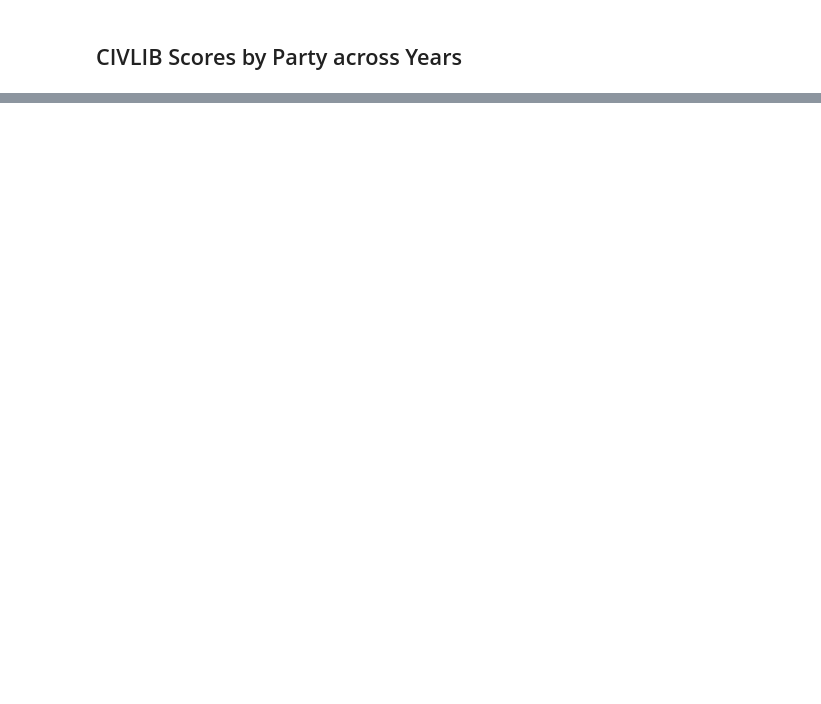
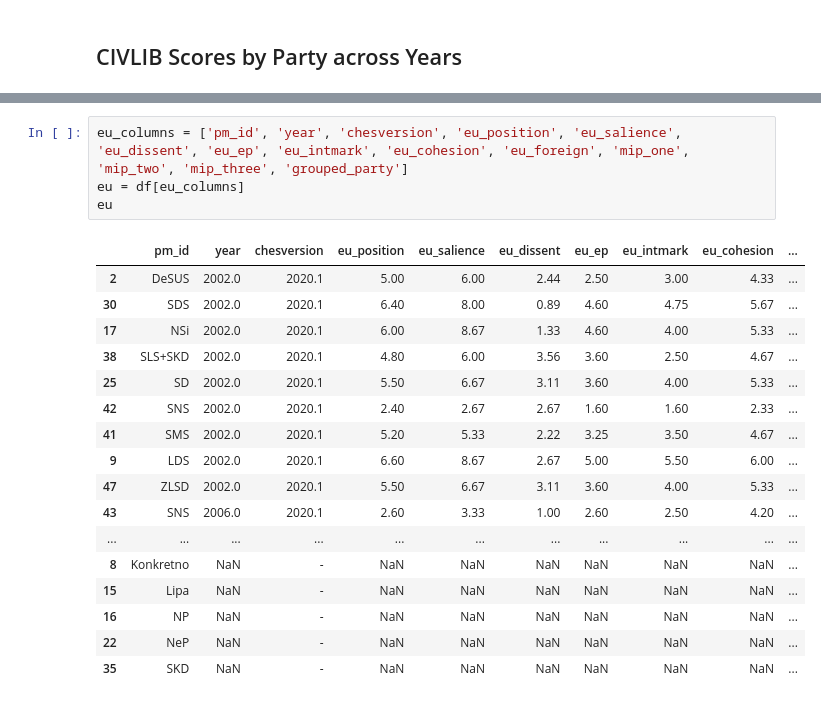
Before and after one commit to katjameden/ParlaMint_Sentiment, a Jupyter notebook: Aggregation/Notebooks/Sentiment_Analysis/CHES_Analysis.ipynb, the cells around one changed output, grey strips where cells are left out. Drawn from its saved outputs; the diff is of its cells as text; blank space fills up the shorter version.

```diff
--- a/Aggregation/Notebooks/Sentiment_Analysis/CHES_Analysis.ipynb
+++ b/Aggregation/Notebooks/Sentiment_Analysis/CHES_Analysis.ipynb
@@ -141,0 +172,22 @@ fig.update_layout(
+# %%
+eu_columns = ['pm_id', 'year', 'chesversion', 'eu_position', 'eu_salience', 'eu_dissent', 'eu_ep', 'eu_intmark', 'eu_cohesion', 'eu_foreign', 'mip_one', 'mip_two', 'mip_three', 'grouped_party']
+eu = df[eu_columns]
+eu
+# %% [output]
+|  | pm_id | year | chesversion | eu_position | eu_salience | eu_dissent | eu_ep | eu_intmark | eu_cohesion | ... |
+| 2 | DeSUS | 2002.0 | 2020.1 | 5.00 | 6.00 | 2.44 | 2.50 | 3.00 | 4.33 | ... |
+| 30 | SDS | 2002.0 | 2020.1 | 6.40 | 8.00 | 0.89 | 4.60 | 4.75 | 5.67 | ... |
+| 17 | NSi | 2002.0 | 2020.1 | 6.00 | 8.67 | 1.33 | 4.60 | 4.00 | 5.33 | ... |
+| 38 | SLS+SKD | 2002.0 | 2020.1 | 4.80 | 6.00 | 3.56 | 3.60 | 2.50 | 4.67 | ... |
+| 25 | SD | 2002.0 | 2020.1 | 5.50 | 6.67 | 3.11 | 3.60 | 4.00 | 5.33 | ... |
+| 42 | SNS | 2002.0 | 2020.1 | 2.40 | 2.67 | 2.67 | 1.60 | 1.60 | 2.33 | ... |
+| 41 | SMS | 2002.0 | 2020.1 | 5.20 | 5.33 | 2.22 | 3.25 | 3.50 | 4.67 | ... |
+| 9 | LDS | 2002.0 | 2020.1 | 6.60 | 8.67 | 2.67 | 5.00 | 5.50 | 6.00 | ... |
+| 47 | ZLSD | 2002.0 | 2020.1 | 5.50 | 6.67 | 3.11 | 3.60 | 4.00 | 5.33 | ... |
+| 43 | SNS | 2006.0 | 2020.1 | 2.60 | 3.33 | 1.00 | 2.60 | 2.50 | 4.20 | ... |
+| ... | ... | ... | ... | ... | ... | ... | ... | ... | ... | ... |
+| 8 | Konkretno | NaN | - | NaN | NaN | NaN | NaN | NaN | NaN | ... |
+| 15 | Lipa | NaN | - | NaN | NaN | NaN | NaN | NaN | NaN | ... |
+| 16 | NP | NaN | - | NaN | NaN | NaN | NaN | NaN | NaN | ... |
+| 22 | NeP | NaN | - | NaN | NaN | NaN | NaN | NaN | NaN | ... |
+| 35 | SKD | NaN | - | NaN | NaN | NaN | NaN | NaN | NaN | ... |
```
Also changed, not shown: parts of 30 cells of this notebook, 11 other files.
